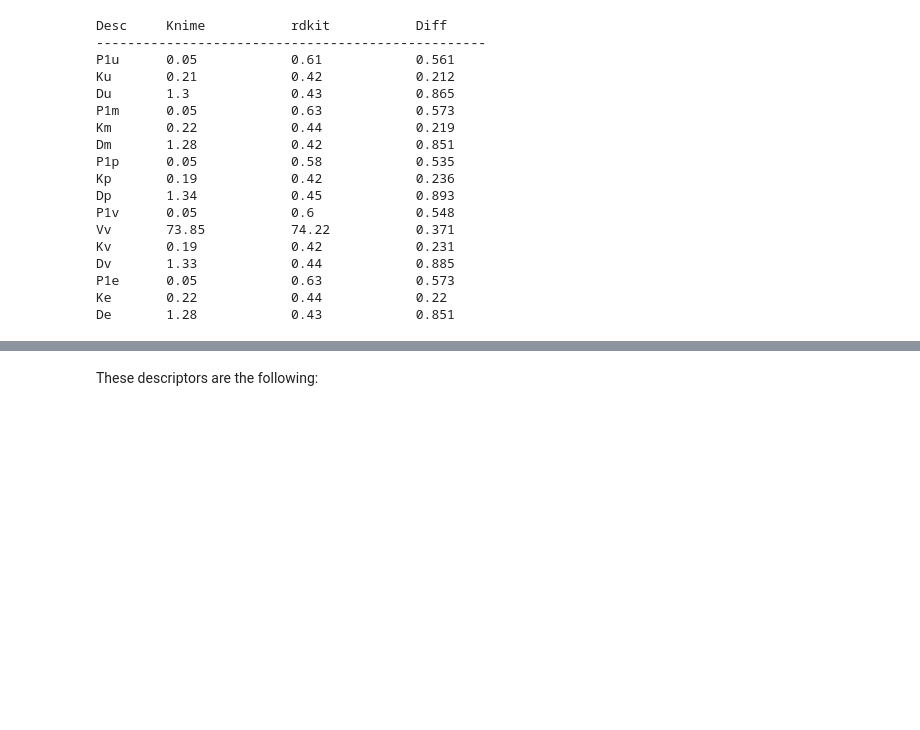
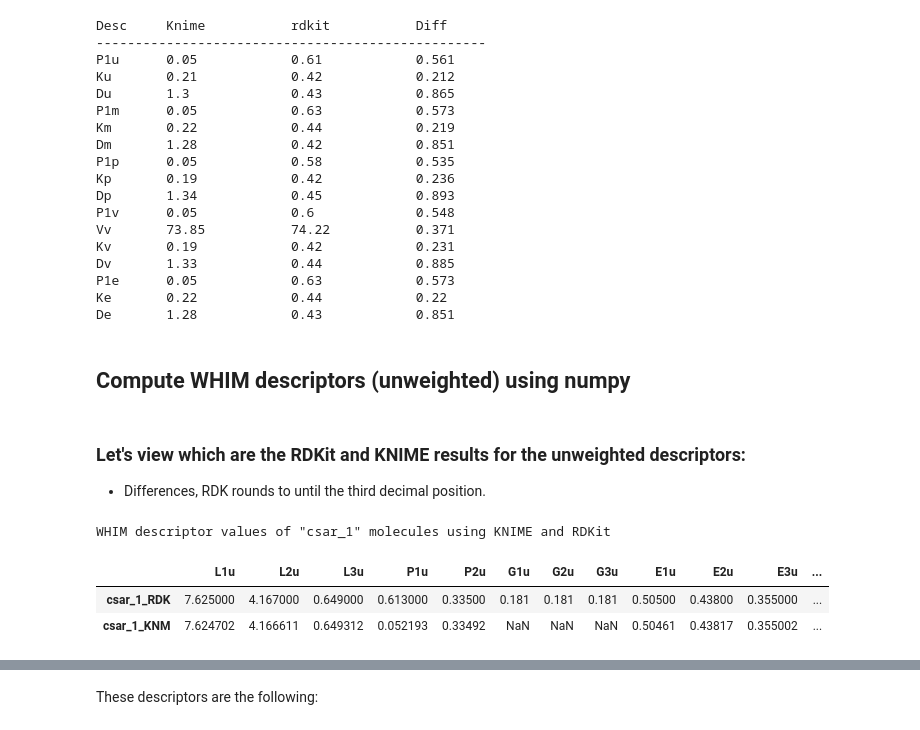
Before and after one commit to jRicciL/ERK2_notebooks, a Jupyter notebook: X_Reviewing_Fourches_work/KNIME_vs_RDKit_descriptors.ipynb, the cells around one changed output, grey strips where cells are left out. Cells and saved outputs as stored; diff of their text form; code cells hidden in the pictures; blank space fills up the shorter version.

Commit message:
Added L1, L2, L3, and T and A WHIM descriptors computed using numpy

```diff
--- a/X_Reviewing_Fourches_work/KNIME_vs_RDKit_descriptors.ipynb
+++ b/X_Reviewing_Fourches_work/KNIME_vs_RDKit_descriptors.ipynb
@@ -177,3 +177,5 @@ Dv       1.33            0.44            0.885
 P1e      0.05            0.63            0.573
 Ke       0.22            0.44            0.22
 De       1.28            0.43            0.851
+# %% [markdown]
+## Compute WHIM descriptors (unweighted) using numpy
@@ -179,0 +202,14 @@ De       1.28            0.43            0.851
+# %% [markdown]
+### Let's view which are the RDKit and KNIME results for the unweighted descriptors:
+- Differences, RDK rounds to until the third decimal position.
+# %%
+csar_1_KNM_whim = df_knime_csar_1[df_knime_csar_1.index.str.contains('u')]['csar_1_KNM']
+csar_1_RDK_whim = df_rdk_whim[df_rdk_whim.index.str.contains('u')]['csar_1_RDK']
+df_whim = pd.DataFrame([csar_1_RDK_whim, csar_1_KNM_whim])
+print('WHIM descriptor values of "csar_1" molecules using KNIME and RDKit')
+df_whim
+# %% [output]
+WHIM descriptor values of "csar_1" molecules using KNIME and RDKit
+|  | L1u | L2u | L3u | P1u | P2u | G1u | G2u | G3u | E1u | E2u | E3u | ... |
+| csar_1_RDK | 7.625000 | 4.167000 | 0.649000 | 0.613000 | 0.33500 | 0.181 | 0.181 | 0.181 | 0.50500 | 0.43800 | 0.355000 | ... |
+| csar_1_KNM | 7.624702 | 4.166611 | 0.649312 | 0.052193 | 0.33492 | NaN | NaN | NaN | 0.50461 | 0.43817 | 0.355002 | ... |
```
Also changed, not shown: parts of 11 cells of this notebook.
